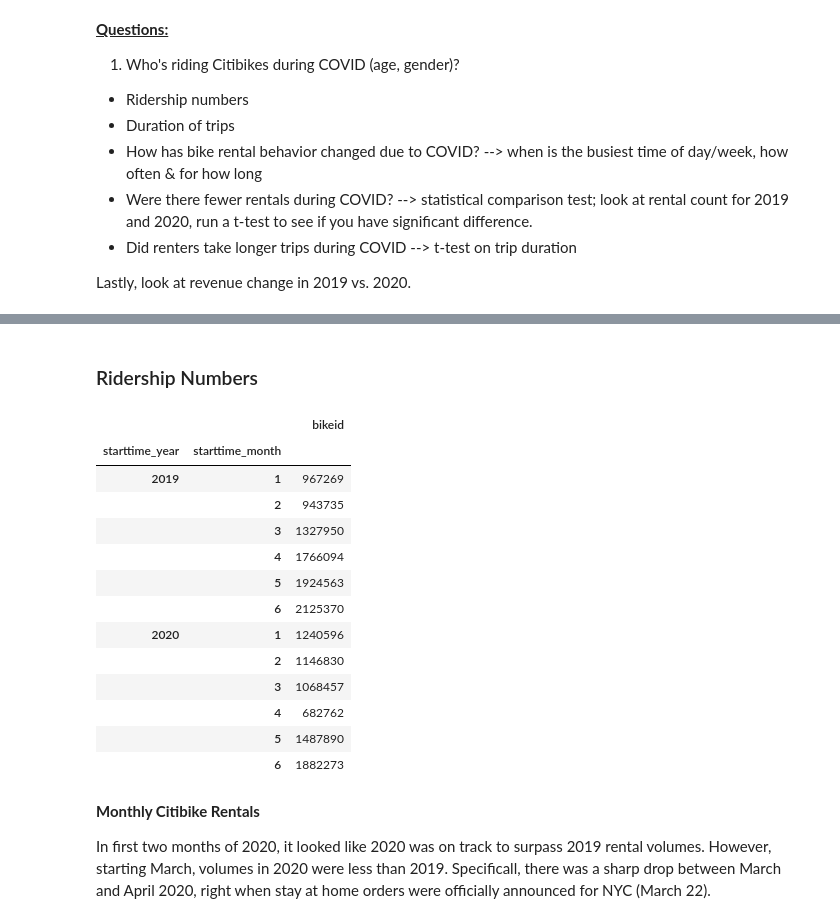
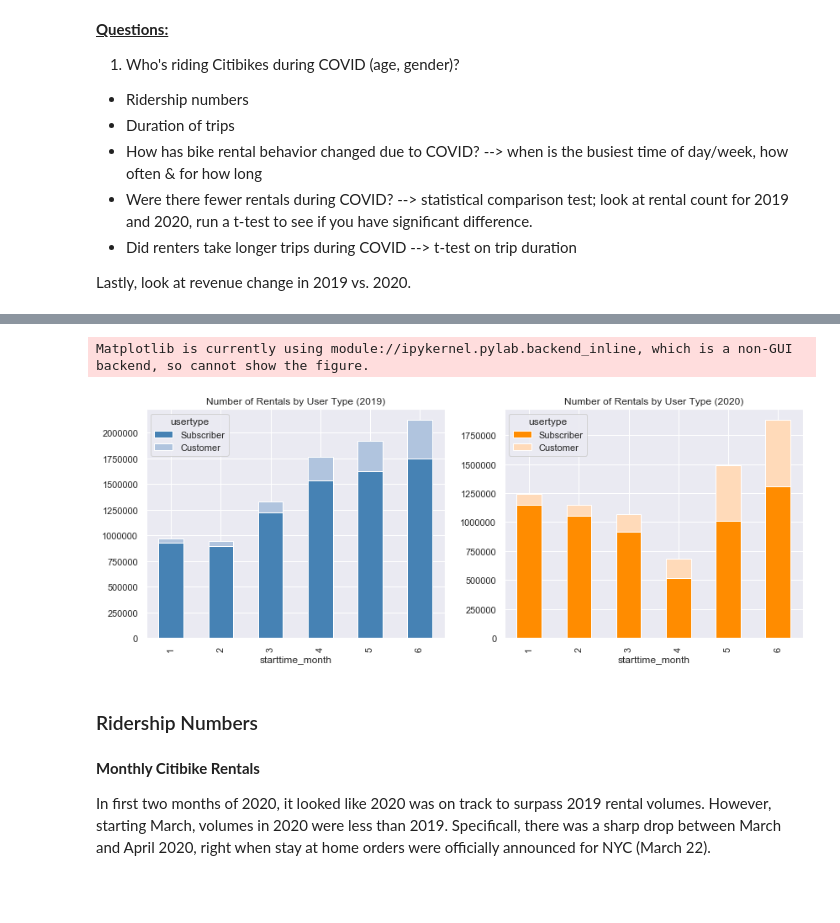
Before and after one commit to graceh3/citibike-analysis, a Jupyter notebook: Citibike - Statistical Analysis Project.ipynb, the cells around one changed output, grey strips where cells are left out. Drawn from its saved outputs; the diff is of its cells as text; code cells hidden in the pictures; blank space fills up the shorter version.

```diff
--- a/Citibike - Statistical Analysis Project.ipynb
+++ b/Citibike - Statistical Analysis Project.ipynb
@@ -359,22 +327,28 @@ Lastly, look at revenue change in 2019 vs. 2020.
+# %%
+fig, ax =plt.subplots(1,2)
+
+df_pivot=df_final[df_final['starttime_year']==2019][['starttime_year','starttime_month','bikeid', 'usertype']]\
+.groupby(['starttime_year','starttime_month','usertype'])\
+.count()\
+.reset_index()\
+.pivot(index='starttime_month', columns='usertype', values='bikeid')\
+.loc[:,['Subscriber','Customer']]\
+.plot.bar(stacked=True, color=['steelblue', 'lightsteelblue'], figsize=(14,5), ax=ax[0], title='Number of Rentals by User Type (2019)')
+
+df_pivot=df_final[df_final['starttime_year']==2020][['starttime_year','starttime_month','bikeid', 'usertype']]\
+.groupby(['starttime_year','starttime_month','usertype'])\
+.count()\
+.reset_index()\
+.pivot(index='starttime_month', columns='usertype', values='bikeid')\
+.loc[:,['Subscriber','Customer']]\
+.plot.bar(stacked=True, color=['darkorange', 'peachpuff'], figsize=(14,5), ax=ax[1], title='Number of Rentals by User Type (2020)')
+
+fig.show()
+# %% [output]
+Matplotlib is currently using module://ipykernel.pylab.backend_inline, which is a non-GUI backend, so cannot show the figure.
+[figure, added]
 # %% [markdown]
 ### Ridership Numbers
-# %%
-df_final[['starttime_year','starttime_month', 'bikeid']].groupby(['starttime_year','starttime_month']).count()
-# %% [output]
-|  |  | bikeid |
-| starttime_year | starttime_month |  |
-| 2019 | 1 | 967269 |
-|  | 2 | 943735 |
-|  | 3 | 1327950 |
-|  | 4 | 1766094 |
-|  | 5 | 1924563 |
-|  | 6 | 2125370 |
-| 2020 | 1 | 1240596 |
-|  | 2 | 1146830 |
-|  | 3 | 1068457 |
-|  | 4 | 682762 |
-|  | 5 | 1487890 |
-|  | 6 | 1882273 |
 # %%
 # try to get a mean to summarize the data
 # df_final[['starttime_year','starttime_month', 'bikeid']].groupby(['starttime_year','starttime_month']).mean()
```
Also changed, not shown: parts of 67 cells of this notebook.
